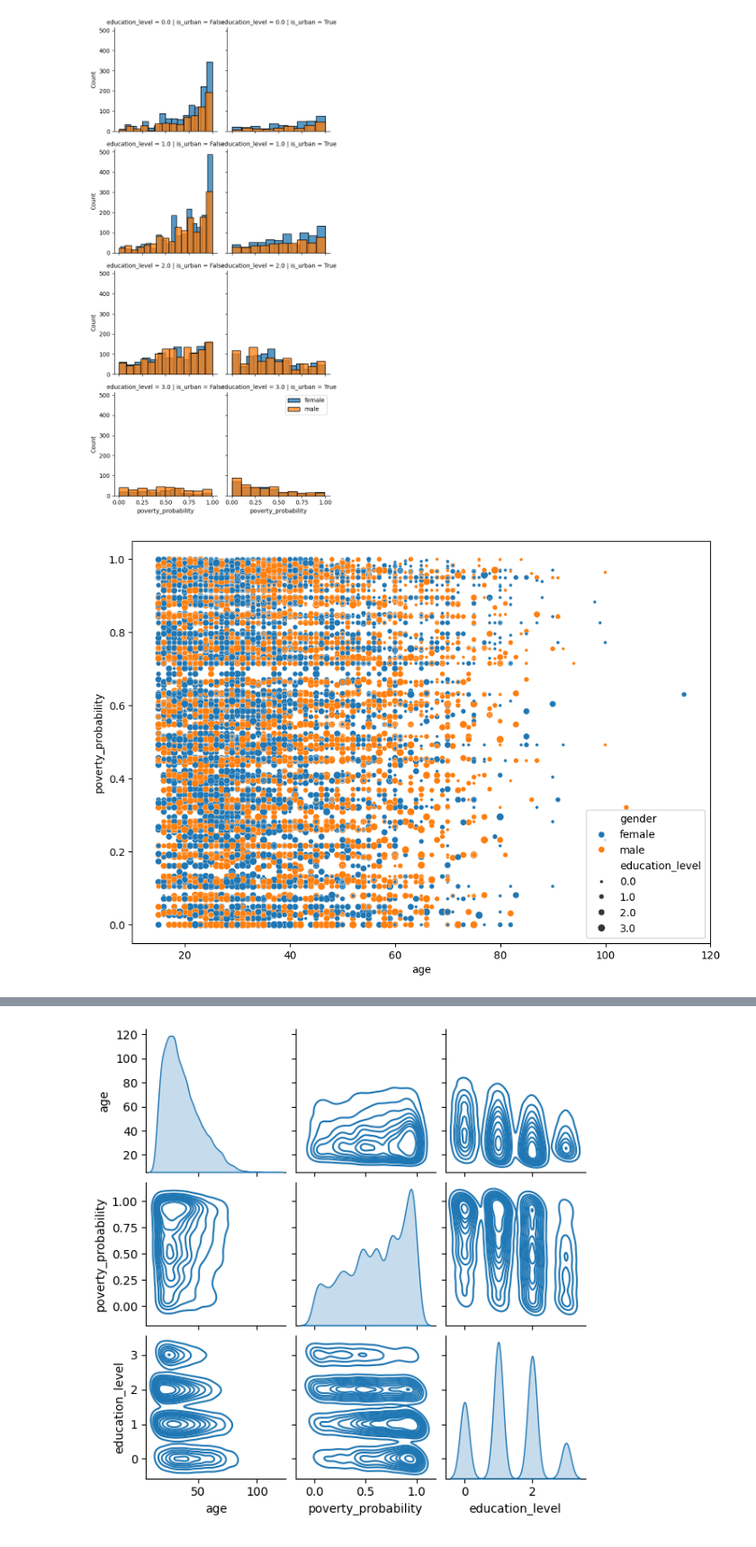
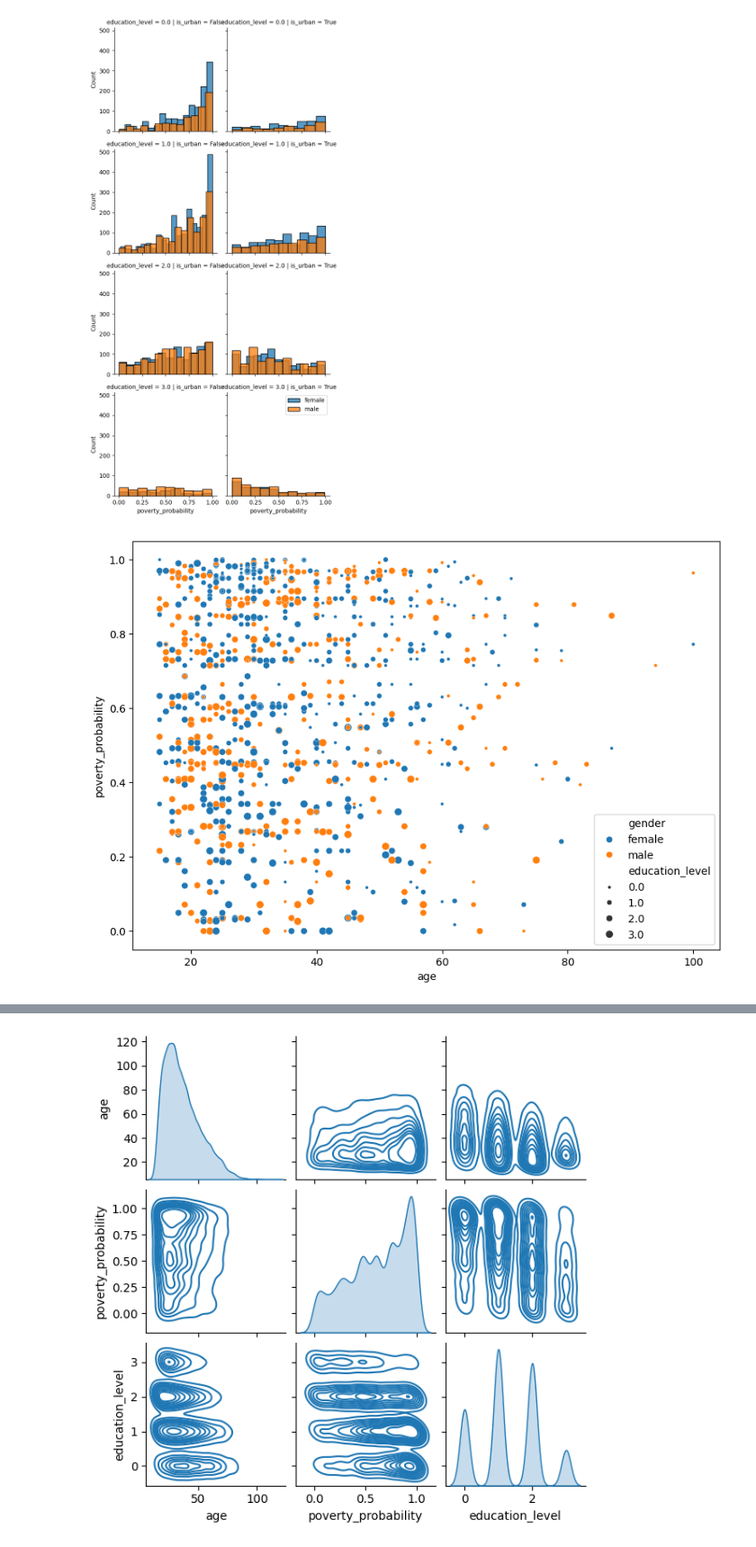
Before and after one commit to jsemeano/IMK_Python_Workshop, a Jupyter notebook: Tag_2/2_Visualisierung.ipynb, the cells around one changed output, grey strips where cells are left out. Shown at 90% size. Cells and saved outputs as stored; diff of their text form; code cells hidden in the pictures.

```diff
--- a/Tag_2/2_Visualisierung.ipynb
+++ b/Tag_2/2_Visualisierung.ipynb
@@ -165,7 +165,7 @@ plt.legend();
 # %%
 plt.figure(figsize=(10, 7))
 sns.scatterplot(x="age", y="poverty_probability", hue='gender', size="education_level",
                 # palette=sns.color_palette(["#2ecc71", "#e74c3c"]),
-                sizes=(10, 50), data=df);
+                sizes=(10, 50), data=df[:1000]);
 # %% [output]
-[figure, old version]
+[figure, new version]
```
Also changed, not shown: parts of 7 cells of this notebook, 1 other file.
